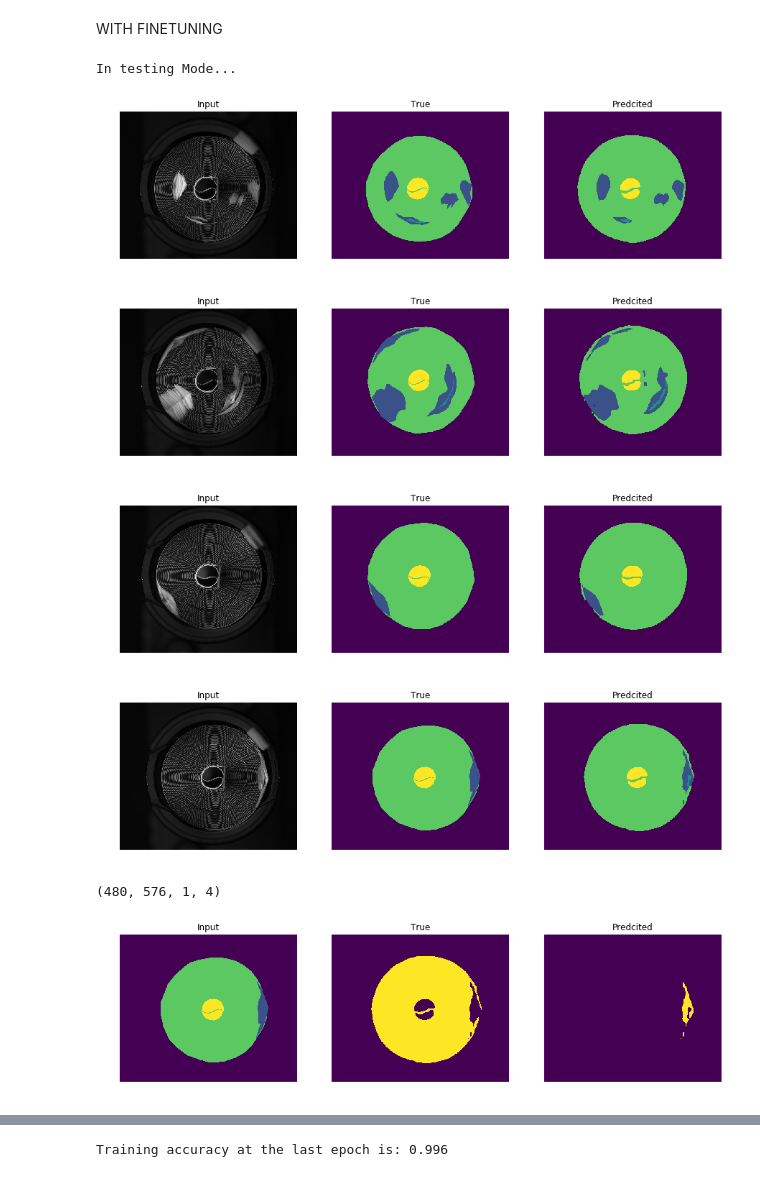
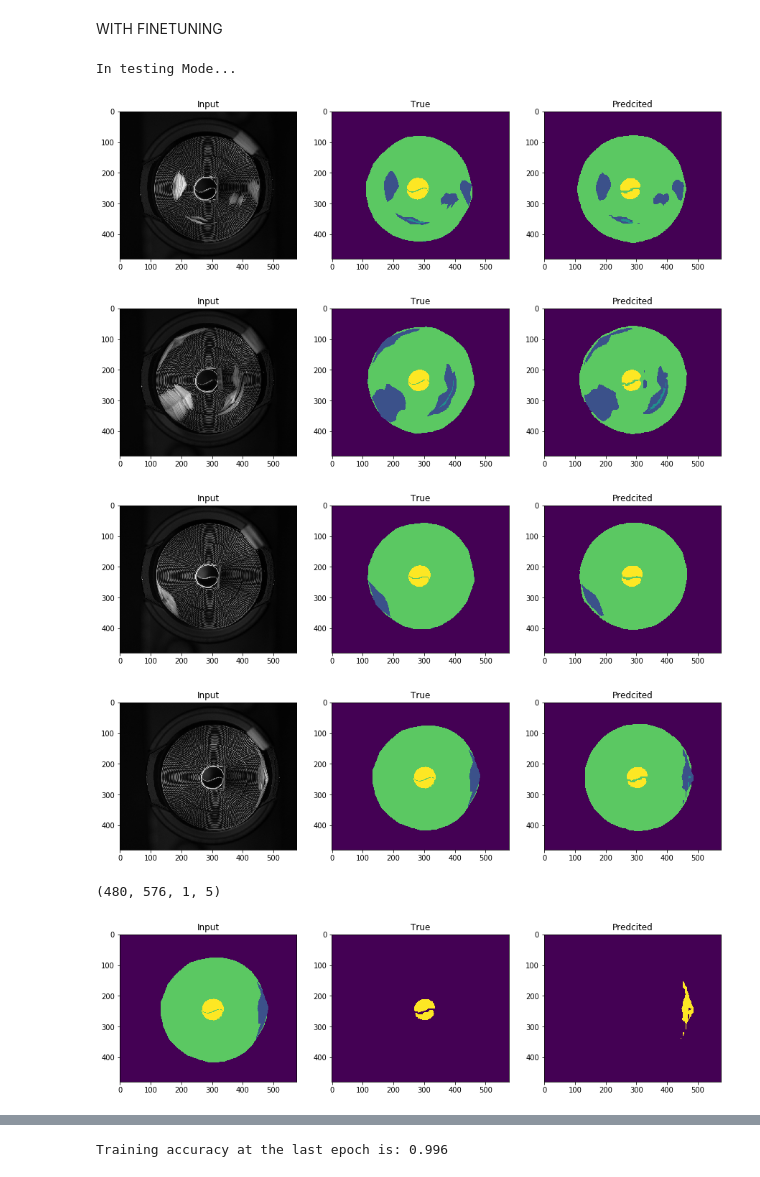
Before and after one commit to jhk0429/Segmentation_project, a Jupyter notebook: train_combined.ipynb, the cells around one changed output, grey strips where cells are left out. Saved outputs shown, nothing was run; the diff lists cells and outputs as text; code cells hidden in the pictures.

```diff
--- a/train_combined.ipynb
+++ b/train_combined.ipynb
@@ -41,7 +41,7 @@ def display(display_list, idx=None, only_inference=False, fig_size=15):
             plt.subplot(1, len(display_list), i+1)
             plt.title(title[i])
             plt.imshow(tf.keras.preprocessing.image.array_to_img(display_list[i]))
-            plt.axis('off')
+            #plt.axis('off')
 
         plt.show()
 # %%
@@ -103,7 +103,7 @@ def onehot_to_rgb(one_hot):
 ACTIVATION = "softmax"
 FROM_LOGITS = False
 OPTIMIZER = "RMSprop"
-LR = 0.00005 #0.0001
+LR = 0.0001 #0.0001
 ENC_FREEZE = False
 BACKBONE = 'inceptionv3'
 
@@ -390,22 +391,22 @@ WITH FINETUNING
 show_predictions(test_mode=True, x=test_x, y=test_y, num=4)
 # %% [output]
 In testing Mode...
-[figure, old version]
+[figure, new version]
-[figure, old version]
+[figure, new version]
-[figure, old version]
+[figure, new version]
-[figure, old version]
+[figure, new version]
 # %%
 pred_mask = model.predict(test_x, batch_size=1)
 aaa = create_mask(pred_mask, num=3)
-dd = tf.one_hot(aaa, 4)
+dd = tf.one_hot(aaa, 5)
 print(dd.shape)
 # %% [output]
-(480, 576, 1, 4)
+(480, 576, 1, 5)
 # %%
-display([test_y[3], dd[:,:,:,3], dd[:,:,:,1]])
+display([test_y[3], dd[:,:,:,4], dd[:,:,:,1]])
 # 0 shows background, 1 shows "pushed", 2shows "Stamped", 3shows inner circle
 # %% [output]
-[figure, old version]
+[figure, new version]
 # %%
 loss = model_history.history['loss']
 val_loss = model_history.history['val_loss']
```
Also changed, not shown: parts of 12 cells of this notebook, 1 other file.
